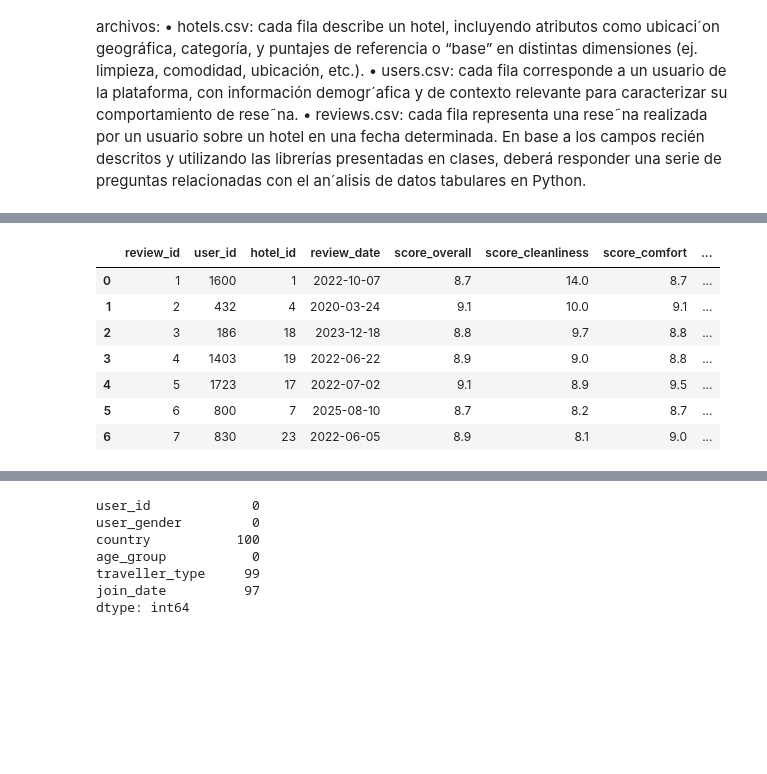
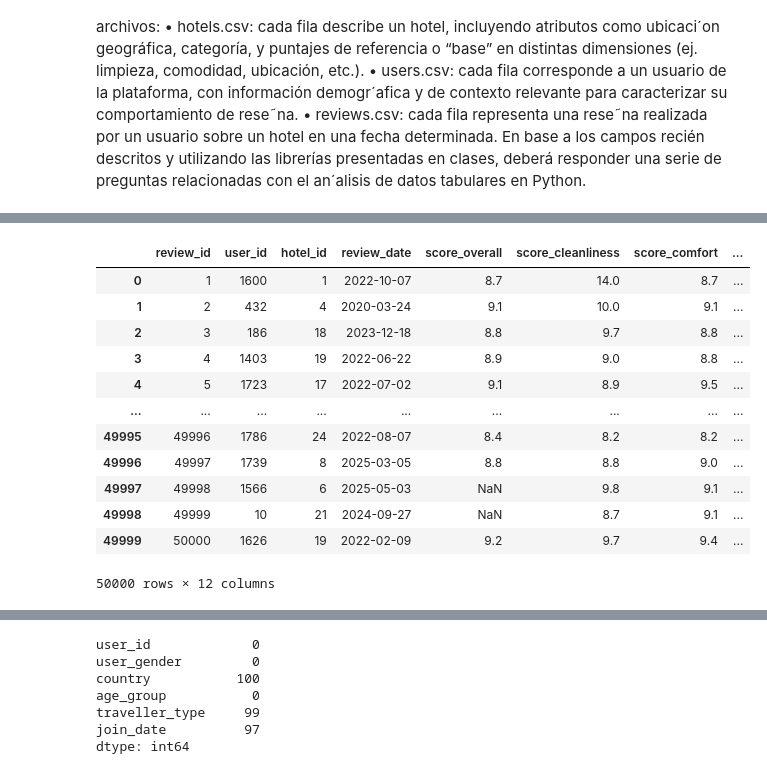
Before and after one commit to IIC2115/Syllabus, a Jupyter notebook: Ayudantias/Ayudantia 4/ayudantia 4.ipynb, the cells around one changed output, grey strips where cells are left out. Cells and saved outputs as stored; diff of their text form; code cells hidden in the pictures; blank space fills up the shorter version.

```diff
--- a/Ayudantias/Ayudantia 4/ayudantia 4.ipynb
+++ b/Ayudantias/Ayudantia 4/ayudantia 4.ipynb
@@ -52,14 +66,19 @@ df_usuarios.head(7)
 # %%
-df_reviews.head(7)
+df_reviews
 # %% [output]
 |  | review_id | user_id | hotel_id | review_date | score_overall | score_cleanliness | score_comfort | ... |
 | 0 | 1 | 1600 | 1 | 2022-10-07 | 8.7 | 14.0 | 8.7 | ... |
 | 1 | 2 | 432 | 4 | 2020-03-24 | 9.1 | 10.0 | 9.1 | ... |
 | 2 | 3 | 186 | 18 | 2023-12-18 | 8.8 | 9.7 | 8.8 | ... |
 | 3 | 4 | 1403 | 19 | 2022-06-22 | 8.9 | 9.0 | 8.8 | ... |
 | 4 | 5 | 1723 | 17 | 2022-07-02 | 9.1 | 8.9 | 9.5 | ... |
-| 5 | 6 | 800 | 7 | 2025-08-10 | 8.7 | 8.2 | 8.7 | ... |
-| 6 | 7 | 830 | 23 | 2022-06-05 | 8.9 | 8.1 | 9.0 | ... |
+| ... | ... | ... | ... | ... | ... | ... | ... | ... |
+| 49995 | 49996 | 1786 | 24 | 2022-08-07 | 8.4 | 8.2 | 8.2 | ... |
+| 49996 | 49997 | 1739 | 8 | 2025-03-05 | 8.8 | 8.8 | 9.0 | ... |
+| 49997 | 49998 | 1566 | 6 | 2025-05-03 | NaN | 9.8 | 9.1 | ... |
+| 49998 | 49999 | 10 | 21 | 2024-09-27 | NaN | 8.7 | 9.1 | ... |
+| 49999 | 50000 | 1626 | 19 | 2022-02-09 | 9.2 | 9.7 | 9.4 | ... |
+50000 rows × 12 columns
 # %%
 # A simple vista se ven valores nulos, antes de limpiarlos procedemos a confirmar su existencia
 df_hoteles.isnull().sum()
```
Also changed, not shown: parts of 70 cells of this notebook.
